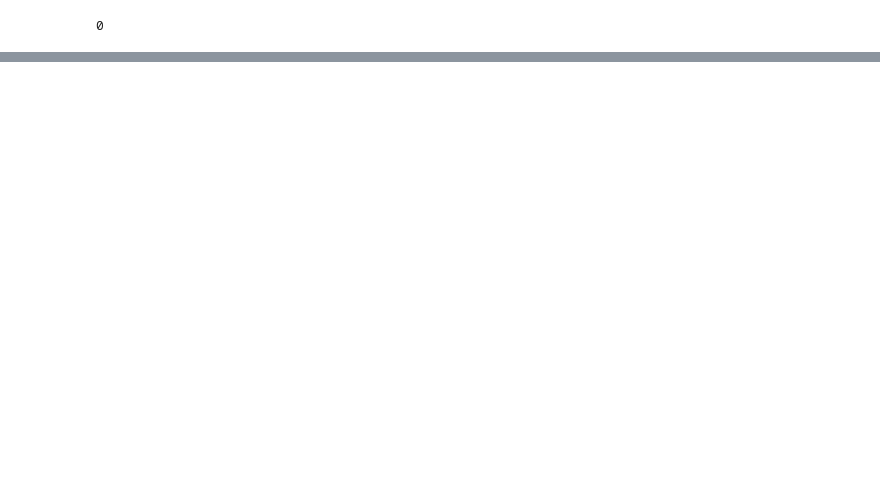
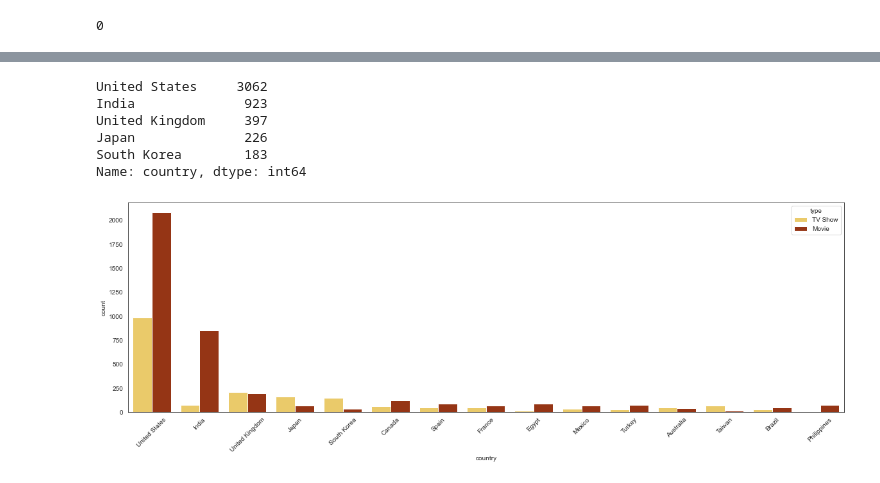
Before and after one commit to HunterKane/Netflix-Data-Analysis-, a Jupyter notebook: Netflix Movie Analysis .ipynb, the cells around one changed output, grey strips where cells are left out. Cells and saved outputs as stored; diff of their text form; code cells hidden in the pictures; blank space fills up the shorter version.

```diff
--- a/Netflix Movie Analysis .ipynb
+++ b/Netflix Movie Analysis .ipynb
@@ -148,0 +271,16 @@ NameError: name 'go' is not defined
+# %%
+# Lets see what countries make up these two main types of viewing (TOP 15)
+
+print(df["country"].value_counts().head())
+plt.figure(figsize=(20,6))
+sns.countplot(x="country",data= df,hue= "type",order = df['country'].value_counts().index[0:15],palette="afmhot_r")
+plt.xticks(rotation=45)
+plt.show()
+# %% [output]
+United States     3062
+India              923
+United Kingdom     397
+Japan              226
+South Korea        183
+Name: country, dtype: int64
+[figure, added]
```
Also changed, not shown: parts of 25 cells of this notebook.
